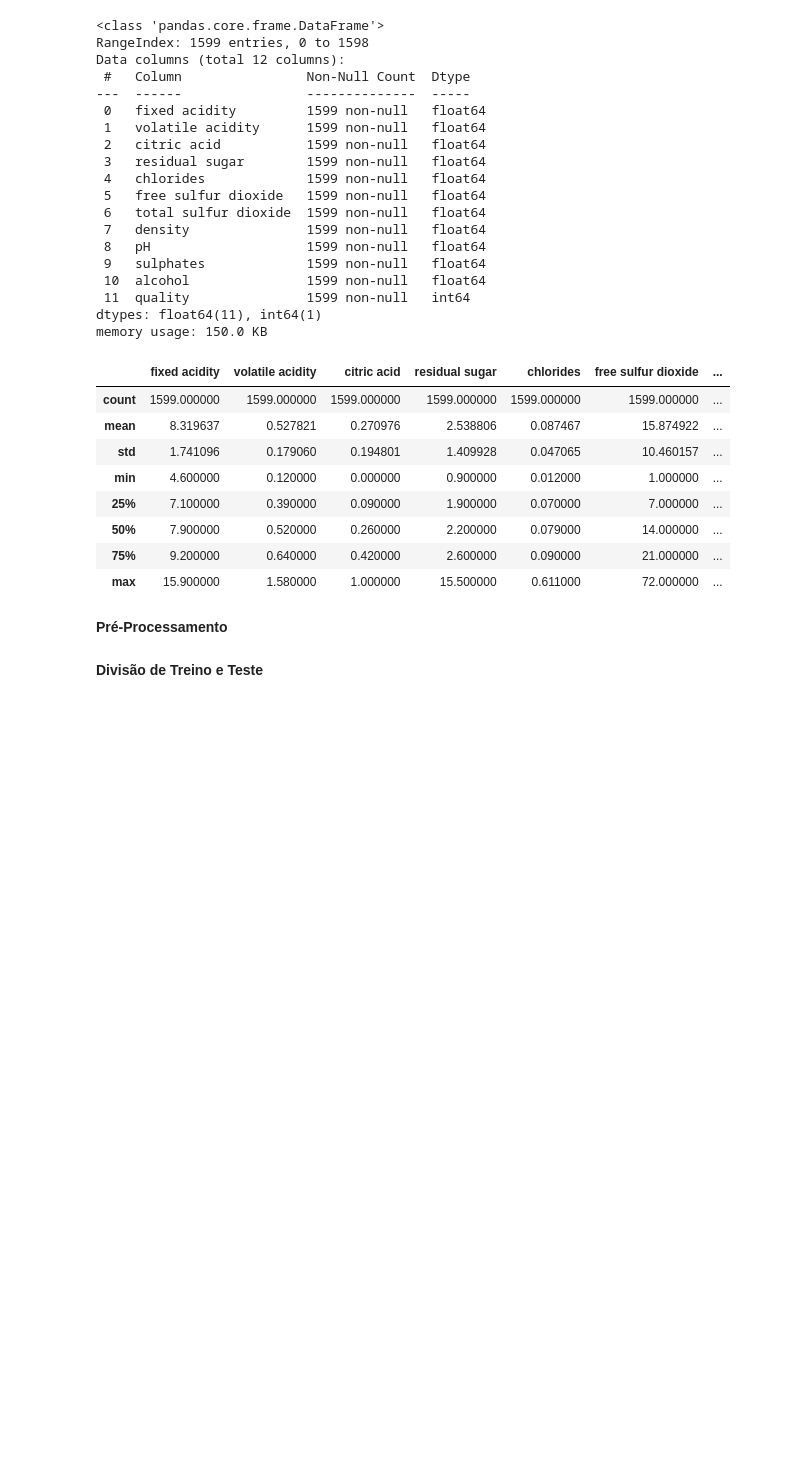
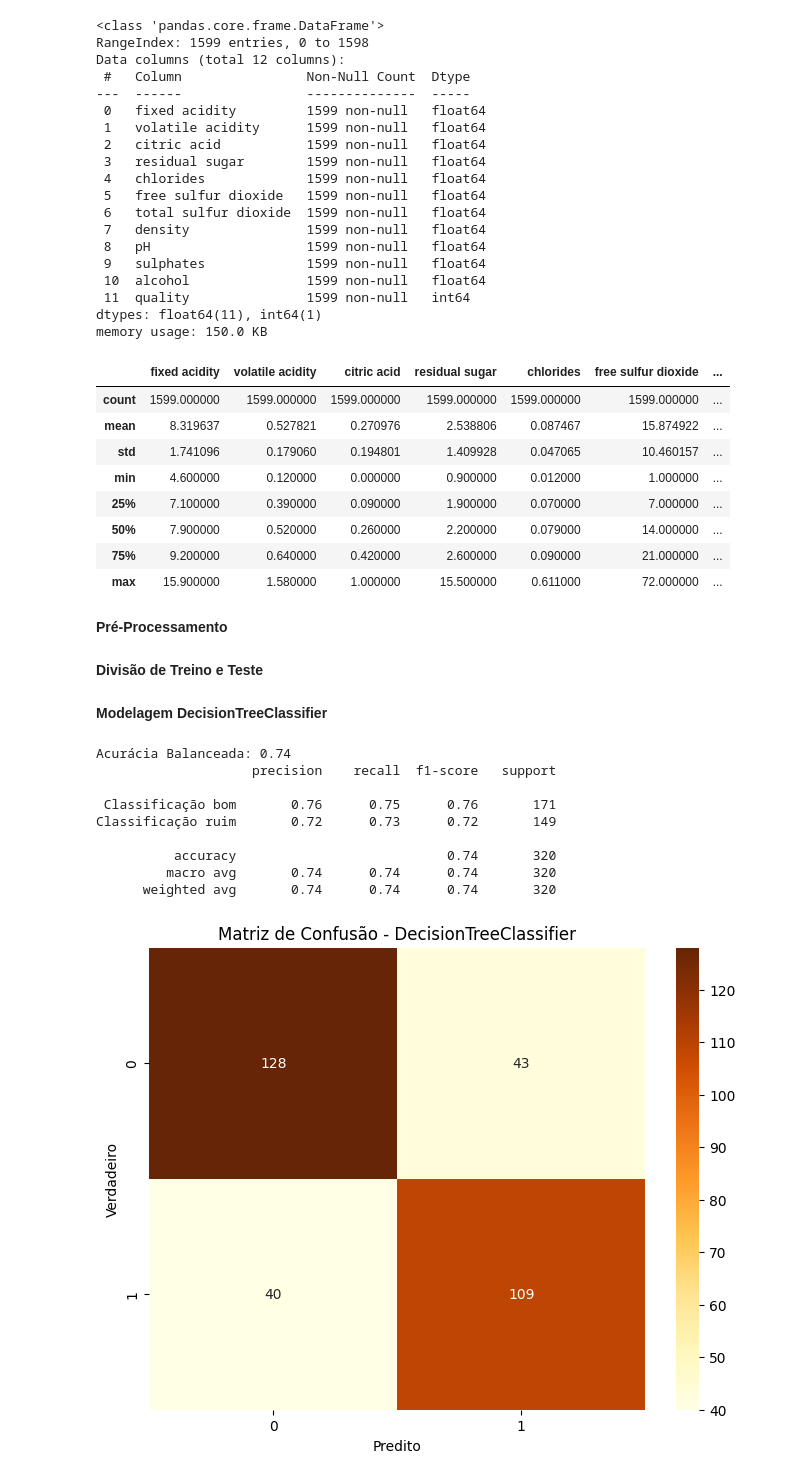
Before and after one commit to Vinilves/DataSet_IA, a Jupyter notebook: DataSet_IA.ipynb, the cells around one changed output. Drawn from its saved outputs; the diff is of its cells as text; code cells hidden in the pictures; blank space fills up the shorter version.

Commit message:
Implementação dos modelos
Foram implementados os três modelos no arquivo proposto: DecisionTreeClassifier, KNeighborsClassifier(KNN) e o LogisticRegression.

```diff
--- a/DataSet_IA.ipynb
+++ b/DataSet_IA.ipynb
@@ -80,3 +80,34 @@ y = df["quality_label"]
 X_train, X_test, y_train, y_test = train_test_split(
     X, y, test_size=0.2, random_state=42, stratify=y
 )
+# %% [markdown]
+**Modelagem DecisionTreeClassifier**
+# %%
+dt_model = DecisionTreeClassifier(random_state=42)
+dt_model.fit(X_train, y_train)
+dt_pred = dt_model.predict(X_test)
+
+balanced_acc = balanced_accuracy_score(y_test, dt_pred)
+print(f"Acurácia Balanceada: {balanced_acc:.2f}")
+
+print(classification_report(y_test, dt_pred, target_names=[f'Classificação {i}' for i in sorted(y.unique())]))
+
+cm = confusion_matrix(y_test, dt_pred)
+
+plt.figure(figsize=(8, 6))
+sns.heatmap(cm, annot=True, fmt='d', cmap='YlOrBr')
+plt.title('Matriz de Confusão - DecisionTreeClassifier')
+plt.ylabel('Verdadeiro')
+plt.xlabel('Predito')
+plt.show()
+# %% [output]
+Acurácia Balanceada: 0.74
+                    precision    recall  f1-score   support
+
+ Classificação bom       0.76      0.75      0.76       171
+Classificação ruim       0.72      0.73      0.72       149
+
+          accuracy                           0.74       320
+         macro avg       0.74      0.74      0.74       320
+      weighted avg       0.74      0.74      0.74       320
+[figure, added]
```
Also changed, not shown: parts of 4 cells of this notebook.
